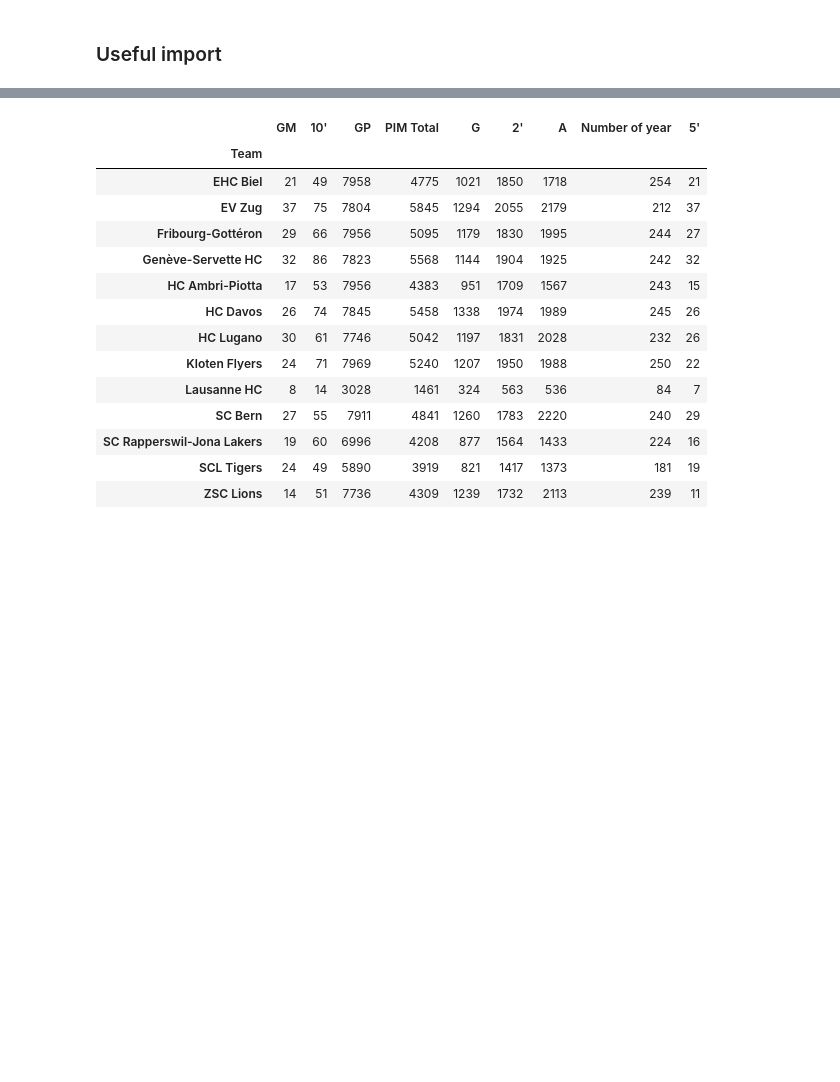
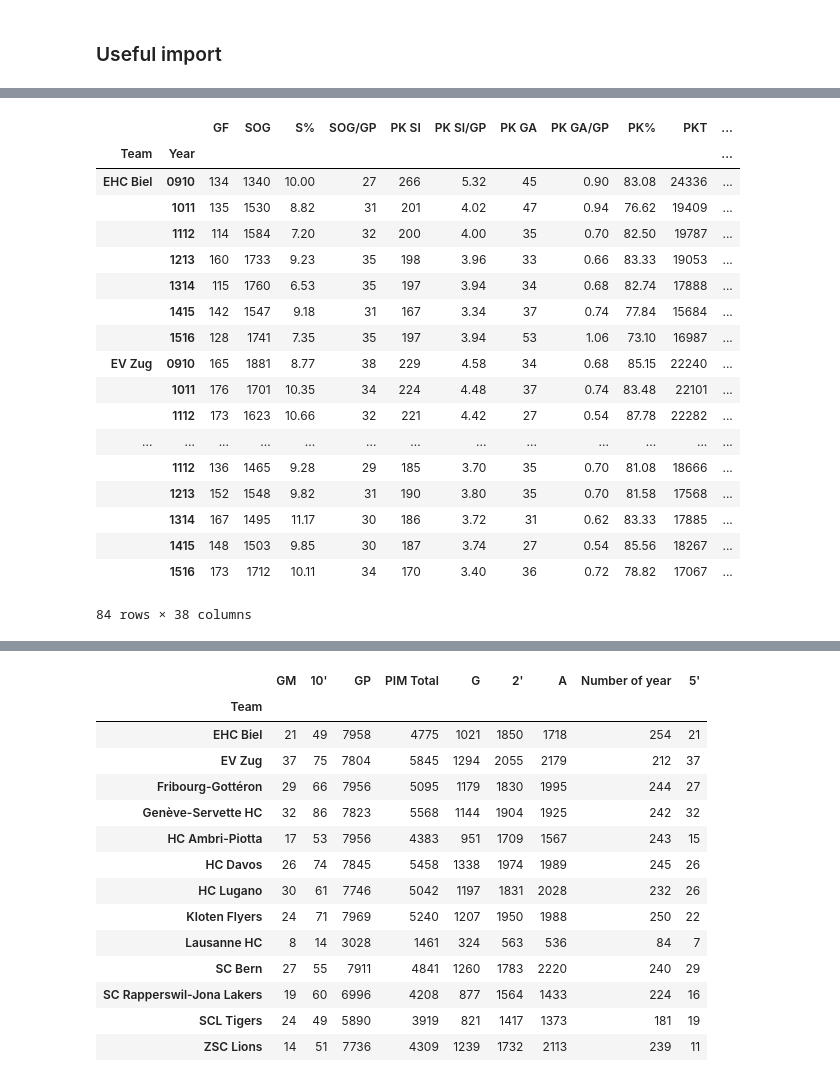
Before and after one commit to Gronlaen/swiss-ice-hockey-playoffs-prediction, a Jupyter notebook: Team_Regular_Analysis.ipynb, the cells around one changed output, grey strips where cells are left out. Drawn from its saved outputs; the diff is of its cells as text; code cells hidden in the pictures; blank space fills up the shorter version.

Commit message:
work in progress, merging dataframes to create training set

```diff
--- a/Team_Regular_Analysis.ipynb
+++ b/Team_Regular_Analysis.ipynb
@@ -108,0 +85,21 @@ df.to_csv('Data/Cleaned_Data/regular_season_clean.csv')
+# %%
+path_powerplay = "Data/Team/Regular_Season/powerplay/*"
+
+df_powerplay = []
+
+for file in glob.iglob(path_powerplay):
+    frame = pd.read_csv(file,sep=';')
+    frame['Year'] = file[35:39]
+    df_powerplay.append(frame)
+
+df_powerplay
+
+# df_powerplay = pd.concat(df_powerplay)
+
+# df_powerplay.drop(df_powerplay.columns[[0]], axis=1, inplace=True)
+# df_powerplay.reset_index(inplace=True)
+# df_powerplay = df_powerplay.drop(df_powerplay[df_powerplay.Team == 'Durchschnitt'].index)
+# df_powerplay.set_index(['Team','Year'], inplace=True)
+# df_powerplay.sort_index(inplace=True)
+
+#df_powerplay.head(10)
@@ -109,3 +124,41 @@ df.to_csv('Data/Cleaned_Data/regular_season_clean.csv')
+# %%
+def timer_to_int(time) :
+    m = re.search('(\d+):(\d+)', time)
+    return int(m.group(1))*60 + int(m.group(2))
+# %%
+df = pd.concat([df_shots, df_powerkill, df_goals, df_penalties, df_powerplay], axis=1)
+df = df.loc[:,~df.columns.duplicated()]
+df = df.reset_index().set_index(['Team','Year'])
+df['Number of year'] = 1
+df.drop(['GP', 'index'],axis=1, inplace=True)
+#df.drop(['GP', 'index','PKT', 'PK time/GP','PPT','PP time/GP'],axis=1, inplace=True)
+df['SOG'] = df['SOG'].apply(lambda x : int(x[0] + x[2:]))
+df['PKT'] = df['PKT'].apply(lambda x : timer_to_int(x))
+df['PK time/GP'] = df['PK time/GP'].apply(lambda x : timer_to_int(x))
+df['PPT'] = df['PPT'].apply(lambda x : timer_to_int(x))
+df['PP time/GP'] = df['PP time/GP'].apply(lambda x : timer_to_int(x))
+df
+#df.to_csv('Data/Cleaned_Data/team_regular_season.csv')
+# %% [output]
+|  |  | GF | SOG | S% | SOG/GP | PK SI | PK SI/GP | PK GA | PK GA/GP | PK% | PKT | ... |
+| Team | Year |  |  |  |  |  |  |  |  |  |  | ... |
+| EHC Biel | 0910 | 134 | 1340 | 10.00 | 27 | 266 | 5.32 | 45 | 0.90 | 83.08 | 24336 | ... |
+|  | 1011 | 135 | 1530 | 8.82 | 31 | 201 | 4.02 | 47 | 0.94 | 76.62 | 19409 | ... |
+|  | 1112 | 114 | 1584 | 7.20 | 32 | 200 | 4.00 | 35 | 0.70 | 82.50 | 19787 | ... |
+|  | 1213 | 160 | 1733 | 9.23 | 35 | 198 | 3.96 | 33 | 0.66 | 83.33 | 19053 | ... |
+|  | 1314 | 115 | 1760 | 6.53 | 35 | 197 | 3.94 | 34 | 0.68 | 82.74 | 17888 | ... |
+|  | 1415 | 142 | 1547 | 9.18 | 31 | 167 | 3.34 | 37 | 0.74 | 77.84 | 15684 | ... |
+|  | 1516 | 128 | 1741 | 7.35 | 35 | 197 | 3.94 | 53 | 1.06 | 73.10 | 16987 | ... |
+| EV Zug | 0910 | 165 | 1881 | 8.77 | 38 | 229 | 4.58 | 34 | 0.68 | 85.15 | 22240 | ... |
+|  | 1011 | 176 | 1701 | 10.35 | 34 | 224 | 4.48 | 37 | 0.74 | 83.48 | 22101 | ... |
+|  | 1112 | 173 | 1623 | 10.66 | 32 | 221 | 4.42 | 27 | 0.54 | 87.78 | 22282 | ... |
+| ... | ... | ... | ... | ... | ... | ... | ... | ... | ... | ... | ... | ... |
+|  | 1112 | 136 | 1465 | 9.28 | 29 | 185 | 3.70 | 35 | 0.70 | 81.08 | 18666 | ... |
+|  | 1213 | 152 | 1548 | 9.82 | 31 | 190 | 3.80 | 35 | 0.70 | 81.58 | 17568 | ... |
+|  | 1314 | 167 | 1495 | 11.17 | 30 | 186 | 3.72 | 31 | 0.62 | 83.33 | 17885 | ... |
+|  | 1415 | 148 | 1503 | 9.85 | 30 | 187 | 3.74 | 27 | 0.54 | 85.56 | 18267 | ... |
+|  | 1516 | 173 | 1712 | 10.11 | 34 | 170 | 3.40 | 36 | 0.72 | 78.82 | 17067 | ... |
+84 rows × 38 columns
 # %%
 df.columns
 # %% [output]
```
Also changed, not shown: parts of 13 cells of this notebook, 1 other file.
